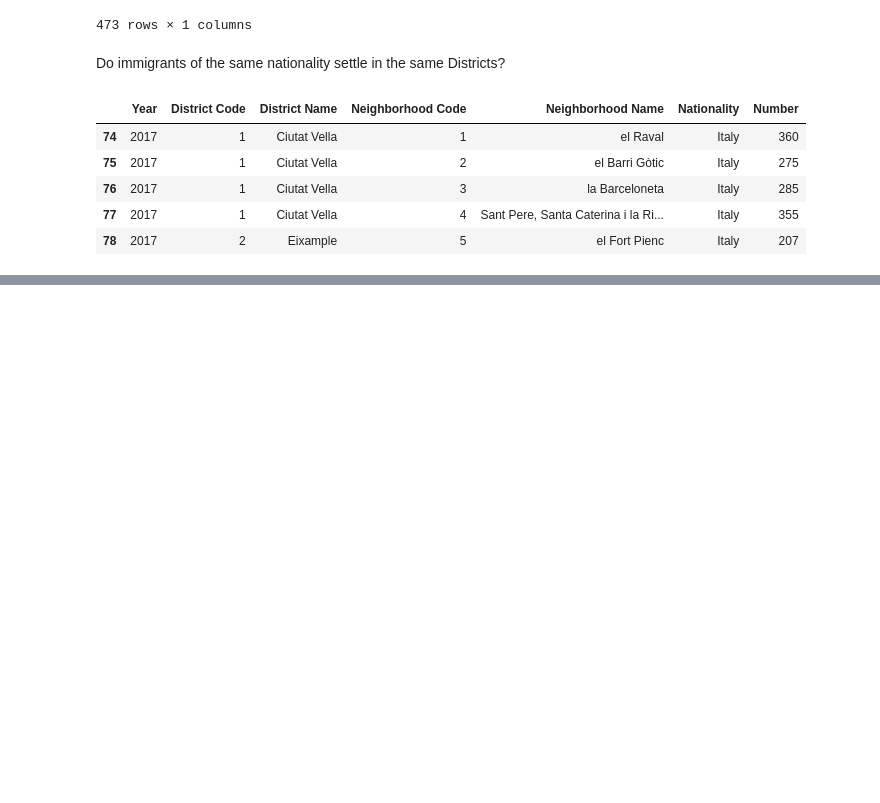
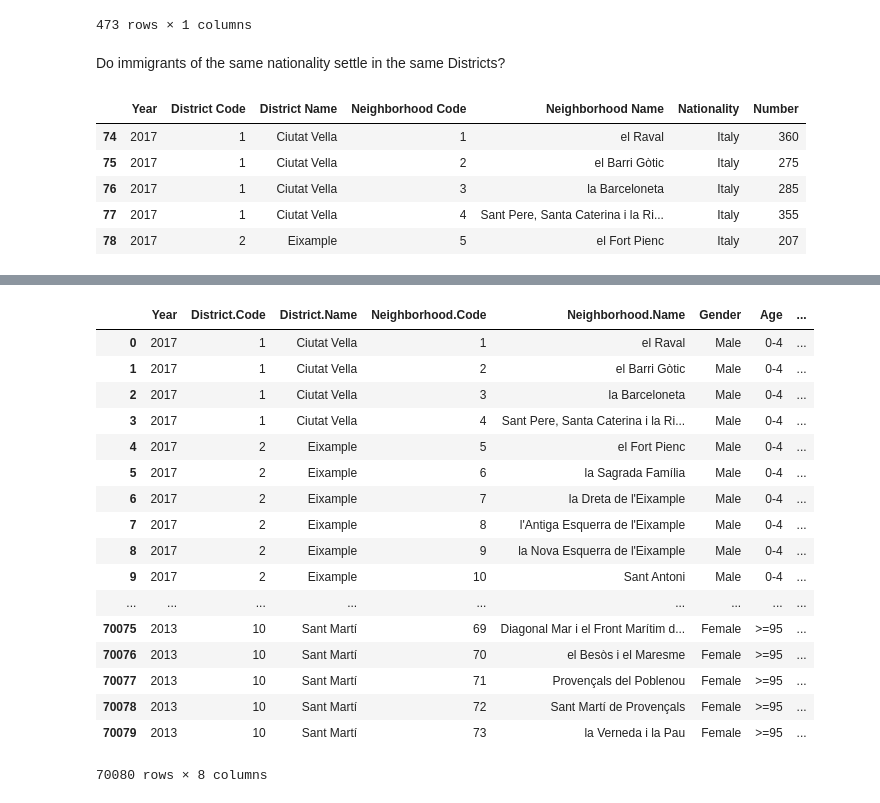
Before and after one commit to rubenmartinezlorente/Project-Week-2-Barcelona, a Jupyter notebook: your-project/Paula.ipynb, the cells around one changed output, grey strips where cells are left out. Drawn from its saved outputs; the diff is of its cells as text; code cells hidden in the pictures; blank space fills up the shorter version.

```diff
--- a/your-project/Paula.ipynb
+++ b/your-project/Paula.ipynb
@@ -223,0 +409,21 @@ foreigners.groupby(["District Name","Year"]).sum()
+# %%
+population
+# %% [output]
+|  | Year | District.Code | District.Name | Neighborhood.Code | Neighborhood.Name | Gender | Age | ... |
+| 0 | 2017 | 1 | Ciutat Vella | 1 | el Raval | Male | 0-4 | ... |
+| 1 | 2017 | 1 | Ciutat Vella | 2 | el Barri Gòtic | Male | 0-4 | ... |
+| 2 | 2017 | 1 | Ciutat Vella | 3 | la Barceloneta | Male | 0-4 | ... |
+| 3 | 2017 | 1 | Ciutat Vella | 4 | Sant Pere, Santa Caterina i la Ri... | Male | 0-4 | ... |
+| 4 | 2017 | 2 | Eixample | 5 | el Fort Pienc | Male | 0-4 | ... |
+| 5 | 2017 | 2 | Eixample | 6 | la Sagrada Família | Male | 0-4 | ... |
+| 6 | 2017 | 2 | Eixample | 7 | la Dreta de l'Eixample | Male | 0-4 | ... |
+| 7 | 2017 | 2 | Eixample | 8 | l'Antiga Esquerra de l'Eixample | Male | 0-4 | ... |
+| 8 | 2017 | 2 | Eixample | 9 | la Nova Esquerra de l'Eixample | Male | 0-4 | ... |
+| 9 | 2017 | 2 | Eixample | 10 | Sant Antoni | Male | 0-4 | ... |
+| ... | ... | ... | ... | ... | ... | ... | ... | ... |
+| 70075 | 2013 | 10 | Sant Martí | 69 | Diagonal Mar i el Front Marítim d... | Female | >=95 | ... |
+| 70076 | 2013 | 10 | Sant Martí | 70 | el Besòs i el Maresme | Female | >=95 | ... |
+| 70077 | 2013 | 10 | Sant Martí | 71 | Provençals del Poblenou | Female | >=95 | ... |
+| 70078 | 2013 | 10 | Sant Martí | 72 | Sant Martí de Provençals | Female | >=95 | ... |
+| 70079 | 2013 | 10 | Sant Martí | 73 | la Verneda i la Pau | Female | >=95 | ... |
+70080 rows × 8 columns
```
Also changed, not shown: parts of 35 cells of this notebook.
